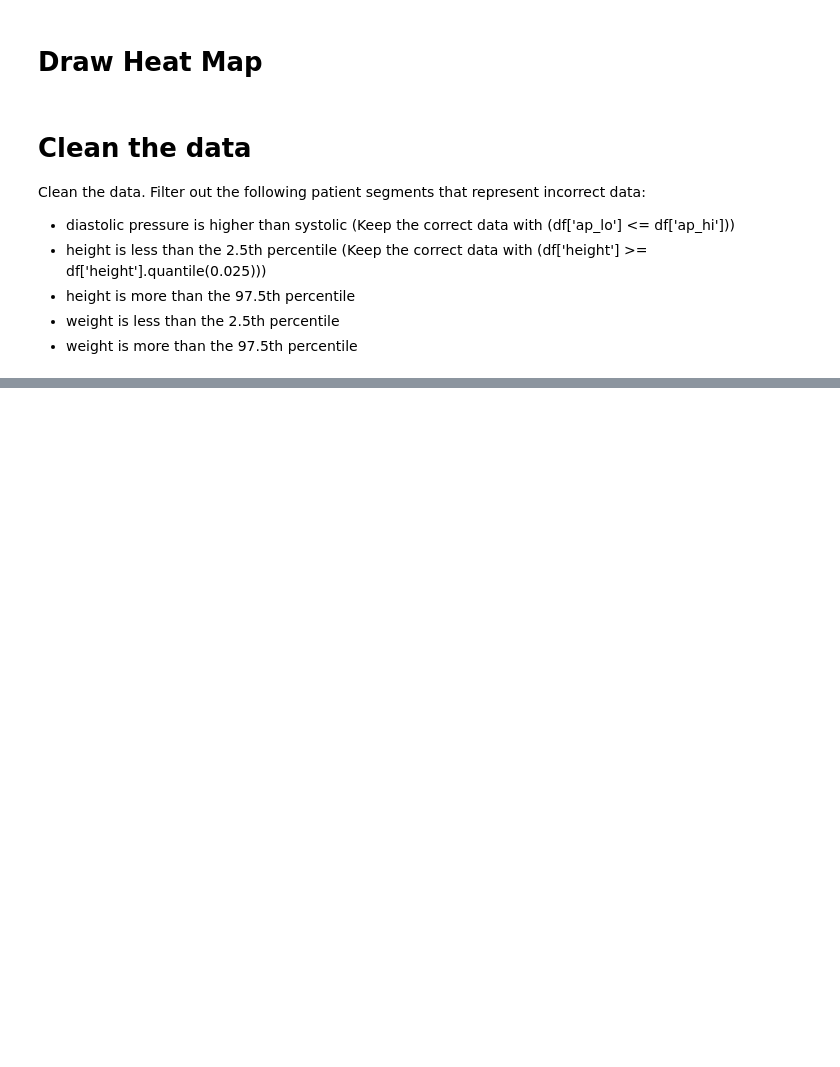
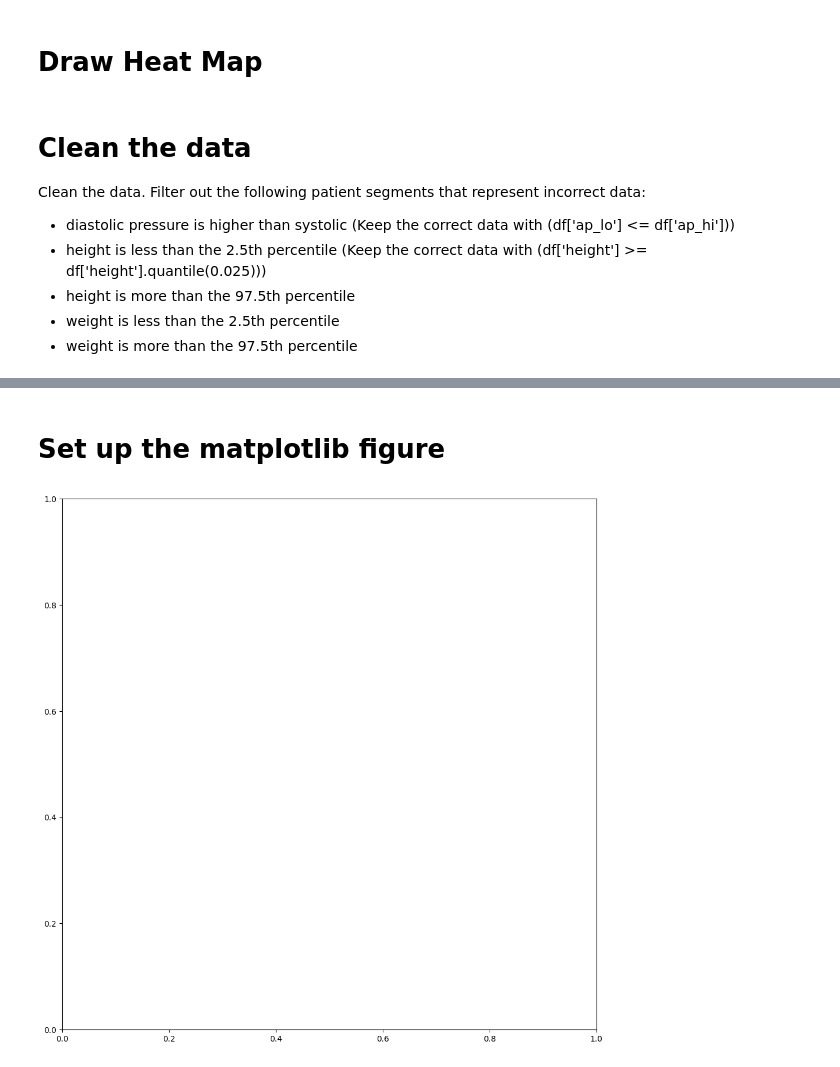
Before and after one commit to Vastro-lorde/data_analysis, a Jupyter notebook: medical_examination.ipynb, the cells around one changed output, grey strips where cells are left out. Saved outputs shown, nothing was run; the diff lists cells and outputs as text; code cells hidden in the pictures; blank space fills up the shorter version.

```diff
--- a/medical_examination.ipynb
+++ b/medical_examination.ipynb
@@ -158,0 +206,6 @@ print(df_heat)
+# %% [markdown]
+# Set up the matplotlib figure
+# %%
+fig, ax = plt.subplots(figsize=(12,12))
+# %% [output]
+[figure, added]
```
Also changed, not shown: parts of 12 cells of this notebook, 1 other file.
